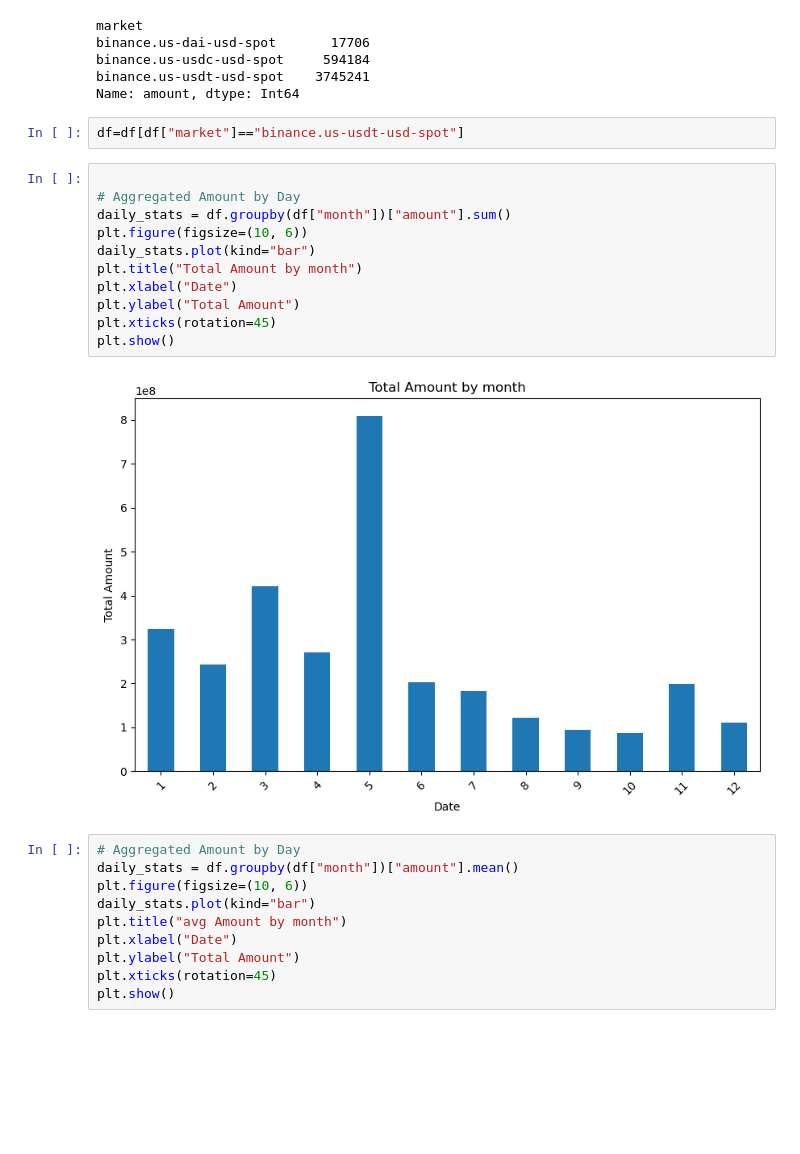
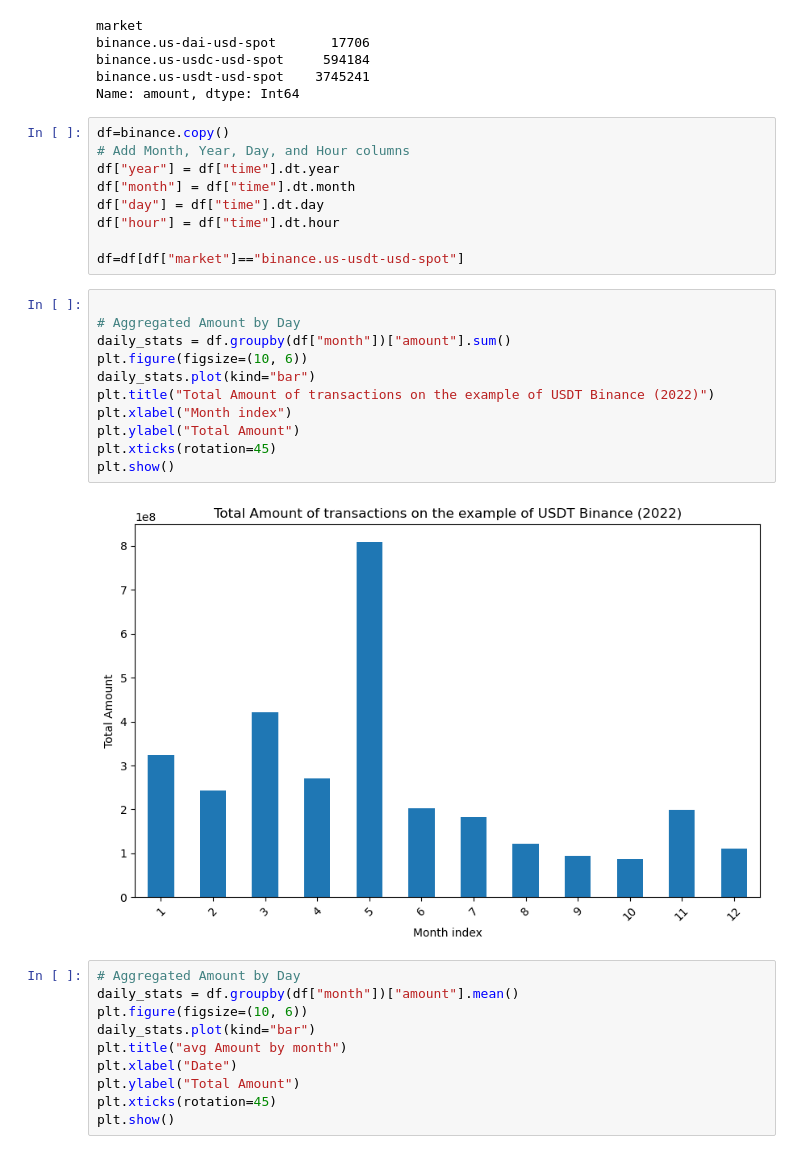
Before and after one commit to tilian15/stable_analysis, a Jupyter notebook: main.ipynb, the cells around one changed output. Cells and saved outputs as stored; diff of their text form; blank space fills up the shorter version.

```diff
--- a/main.ipynb
+++ b/main.ipynb
@@ -168,21 +168,28 @@ binance.us-dai-usd-spot       17706
 binance.us-usdc-usd-spot     594184
 binance.us-usdt-usd-spot    3745241
 Name: amount, dtype: Int64
-# %%
-df=df[df["market"]=="binance.us-usdt-usd-spot"]
+# %%
+df=binance.copy()
+# Add Month, Year, Day, and Hour columns
+df["year"] = df["time"].dt.year
+df["month"] = df["time"].dt.month
+df["day"] = df["time"].dt.day
+df["hour"] = df["time"].dt.hour
+
+df=df[df["market"]=="binance.us-usdt-usd-spot"]
 # %%
 
 # Aggregated Amount by Day
 daily_stats = df.groupby(df["month"])["amount"].sum()
 plt.figure(figsize=(10, 6))
 daily_stats.plot(kind="bar")
-plt.title("Total Amount by month")
-plt.xlabel("Date")
+plt.title("Total Amount of transactions on the example of USDT Binance (2022)")
+plt.xlabel("Month index")
 plt.ylabel("Total Amount")
 plt.xticks(rotation=45)
 plt.show()
 # %% [output]
-[figure, old version]
+[figure, new version]
 # %%
 # Aggregated Amount by Day
 daily_stats = df.groupby(df["month"])["amount"].mean()
```
Also changed, not shown: parts of 1 cell of this notebook, 1 other file.
